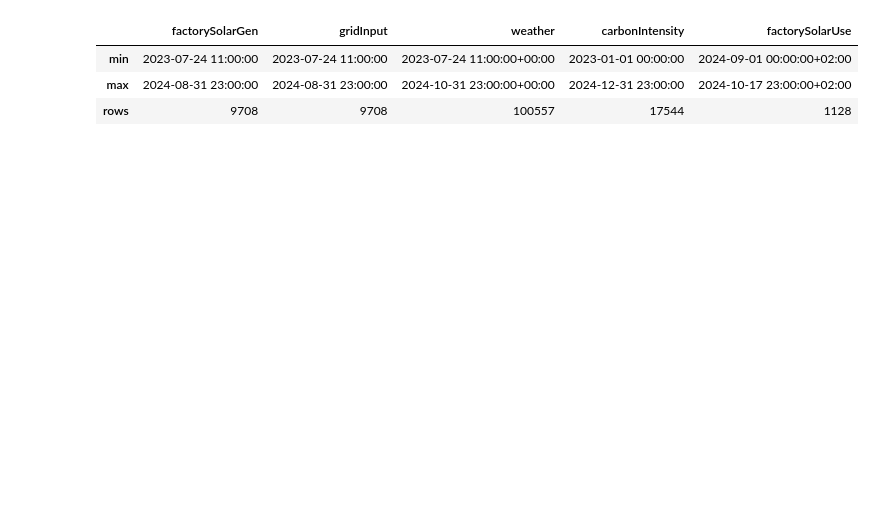
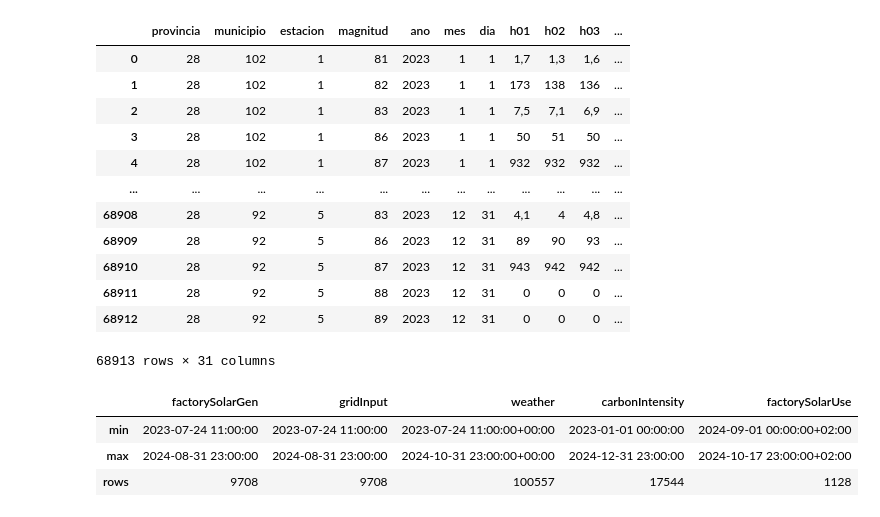
Before and after one commit to sajodajo/CCCCC-Datathon, a Jupyter notebook: D1-1_EDA.ipynb, the cells around one changed output. Saved outputs shown, nothing was run; the diff lists cells and outputs as text; code cells hidden in the pictures; blank space fills up the shorter version.

```diff
--- a/D1-1_EDA.ipynb
+++ b/D1-1_EDA.ipynb
@@ -12,11 +12,31 @@ warnings.filterwarnings("ignore",category=DeprecationWarning)
 # %%
 data_factorySolarGen = pd.read_csv('Generacion_fotovoltaica.csv')
 data_gridInput = pd.read_csv('Consumo.csv')
 data_Weather = pd.read_csv('Meteorologia.csv')
 data_CarbonIntensity23 = pd.read_csv('ES_2023_hourly.csv')
 data_CarbonIntensity24 = pd.read_csv('ES_2024_hourly.csv')
 data_CarbonIntensity = pd.concat([data_CarbonIntensity23, data_CarbonIntensity24], ignore_index=True)
 data_factorySolarUse = pd.read_csv('Consumo_fotovoltaica.csv')
+
+data_CDM2023 = pd.read_csv('ComunidadData/2023.csv',delimiter=';')
+data_CDM2023 = data_CDM2023.drop(columns=data_CDM2023.filter(regex=r'^v\d{2}$').columns)
+data_CDM2023 = data_CDM2023.drop(columns=['punto_muestreo'])
+
+data_CDM2023 = data_CDM2023[data_CDM2023['']]
+# %% [output]
+|  | provincia | municipio | estacion | magnitud | ano | mes | dia | h01 | h02 | h03 | ... |
+| 0 | 28 | 102 | 1 | 81 | 2023 | 1 | 1 | 1,7 | 1,3 | 1,6 | ... |
+| 1 | 28 | 102 | 1 | 82 | 2023 | 1 | 1 | 173 | 138 | 136 | ... |
+| 2 | 28 | 102 | 1 | 83 | 2023 | 1 | 1 | 7,5 | 7,1 | 6,9 | ... |
+| 3 | 28 | 102 | 1 | 86 | 2023 | 1 | 1 | 50 | 51 | 50 | ... |
+| 4 | 28 | 102 | 1 | 87 | 2023 | 1 | 1 | 932 | 932 | 932 | ... |
+| ... | ... | ... | ... | ... | ... | ... | ... | ... | ... | ... | ... |
+| 68908 | 28 | 92 | 5 | 83 | 2023 | 12 | 31 | 4,1 | 4 | 4,8 | ... |
+| 68909 | 28 | 92 | 5 | 86 | 2023 | 12 | 31 | 89 | 90 | 93 | ... |
+| 68910 | 28 | 92 | 5 | 87 | 2023 | 12 | 31 | 943 | 942 | 942 | ... |
+| 68911 | 28 | 92 | 5 | 88 | 2023 | 12 | 31 | 0 | 0 | 0 | ... |
+| 68912 | 28 | 92 | 5 | 89 | 2023 | 12 | 31 | 0 | 0 | 0 | ... |
+68913 rows × 31 columns
 # %%
 def renameAndIndex(df,datetime):
     df=df.rename(columns={datetime:'TIMESTAMP'})
```
Also changed, not shown: parts of 16 cells of this notebook, 3 other files.
